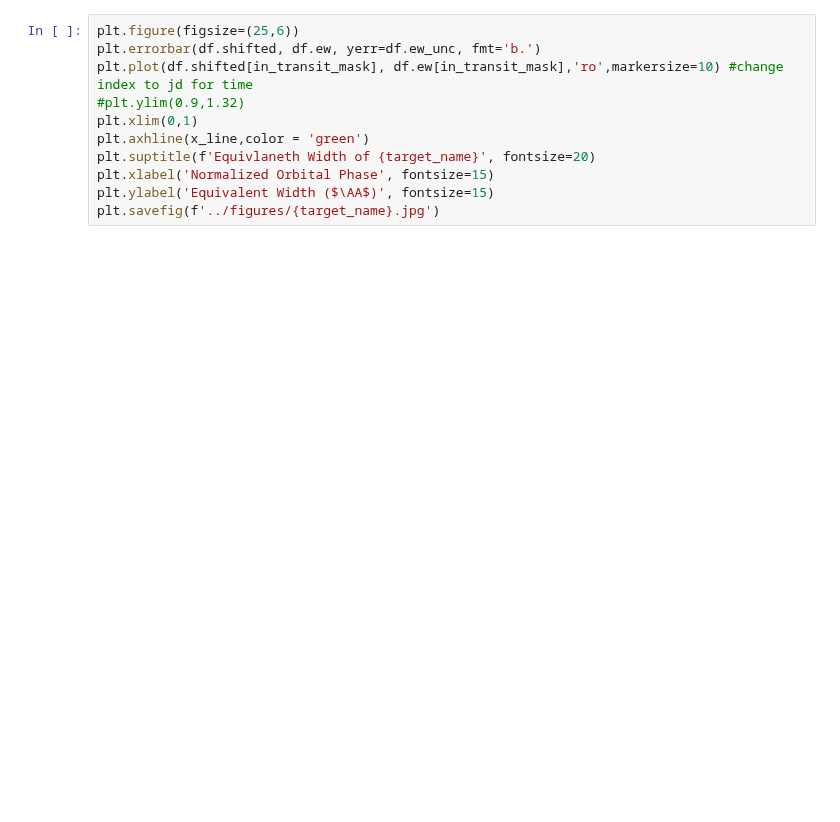
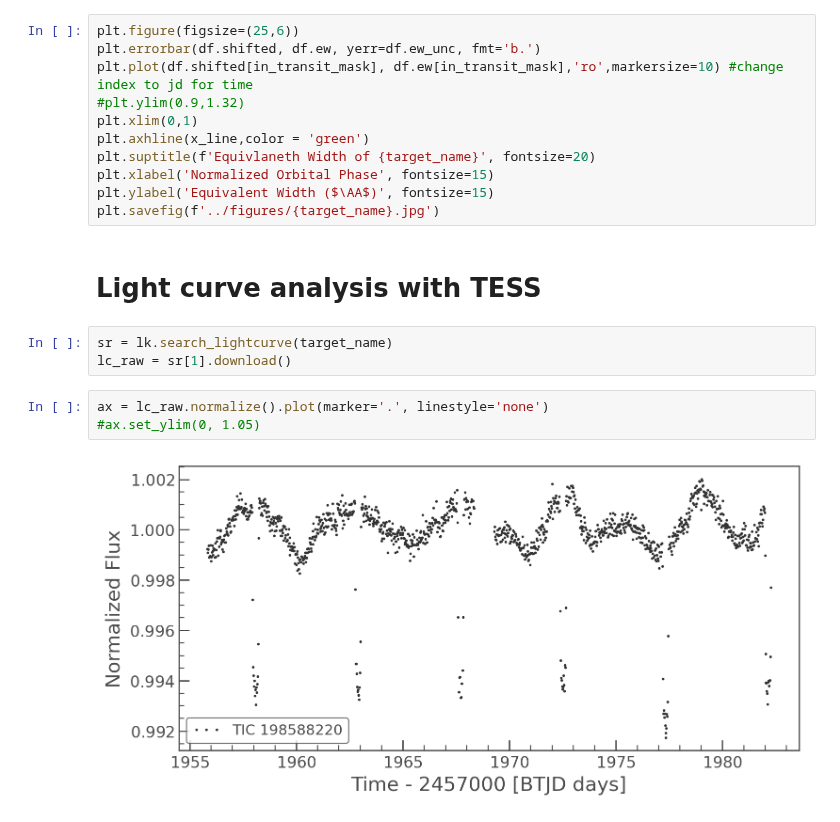
Before and after one commit to BrownDwarf/disperse, a Jupyter notebook: notebooks/08_plotting_results.ipynb, the cells around one changed output. Drawn from its saved outputs; the diff is of its cells as text; blank space fills up the shorter version.

```diff
--- a/notebooks/08_plotting_results.ipynb
+++ b/notebooks/08_plotting_results.ipynb
@@ -204,3 +217,13 @@ plt.suptitle(f'Equivlaneth Width of {target_name}', fontsize=20)
 plt.xlabel('Normalized Orbital Phase', fontsize=15)
 plt.ylabel('Equivalent Width ($\AA$)', fontsize=15)
 plt.savefig(f'../figures/{target_name}.jpg')
+# %% [markdown]
+# Light curve analysis with TESS
+# %%
+sr = lk.search_lightcurve(target_name)
+lc_raw = sr[1].download()
+# %%
+ax = lc_raw.normalize().plot(marker='.', linestyle='none')
+#ax.set_ylim(0, 1.05)
+# %% [output]
+[figure, added]
```
Also changed, not shown: parts of 14 cells of this notebook, 2 other files.
